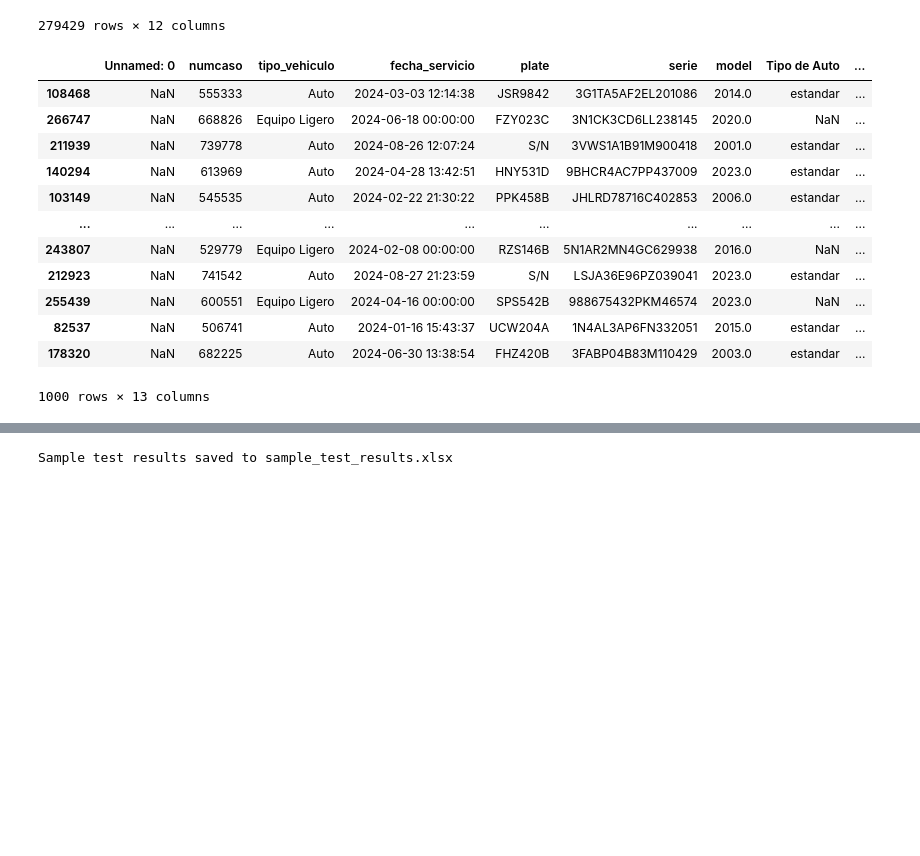
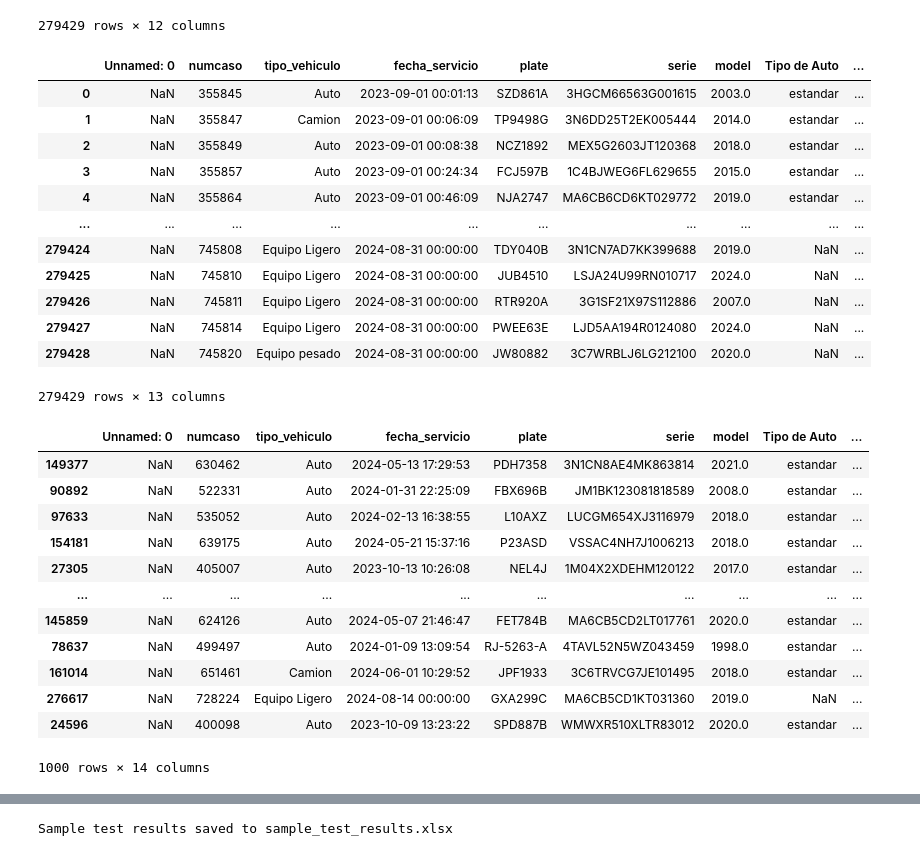
Before and after one commit to jmcaussade/Homologaci-n-Car-Makers, a Jupyter notebook: NHTSA_API.ipynb, the cells around one changed output, grey strips where cells are left out. Saved outputs shown, nothing was run; the diff lists cells and outputs as text; code cells hidden in the pictures; blank space fills up the shorter version.

Commit message:
Código con sample de 1000 rows. Devuelve: MAker, Model, Type, GVWR weight.

```diff
--- a/NHTSA_API.ipynb
+++ b/NHTSA_API.ipynb
@@ -31,5 +31,3 @@ df
 | 279427 | NaN | 745814 | Equipo Ligero | 2024-08-31 00:00:00 | PWEE63E | LJD5AA194R0124080 | 2024.0 | NaN | ... |
 | 279428 | NaN | 745820 | Equipo pesado | 2024-08-31 00:00:00 | JW80882 | 3C7WRBLJ6LG212100 | 2020.0 | NaN | ... |
 279429 rows × 12 columns
-# %%
-df = df.sample(n=1000, random_state=42)  # Randomly selects 1,000 rows
@@ -37,15 +37,15 @@ df = df.sample(n=1000, random_state=42)  # Randomly selects 1,000 rows
 df
 # %% [output]
 |  | Unnamed: 0 | numcaso | tipo_vehiculo | fecha_servicio | plate | serie | model | Tipo de Auto | ... |
-| 108468 | NaN | 555333 | Auto | 2024-03-03 12:14:38 | JSR9842 | 3G1TA5AF2EL201086 | 2014.0 | estandar | ... |
-| 266747 | NaN | 668826 | Equipo Ligero | 2024-06-18 00:00:00 | FZY023C | 3N1CK3CD6LL238145 | 2020.0 | NaN | ... |
-| 211939 | NaN | 739778 | Auto | 2024-08-26 12:07:24 | S/N | 3VWS1A1B91M900418 | 2001.0 | estandar | ... |
-| 140294 | NaN | 613969 | Auto | 2024-04-28 13:42:51 | HNY531D | 9BHCR4AC7PP437009 | 2023.0 | estandar | ... |
-| 103149 | NaN | 545535 | Auto | 2024-02-22 21:30:22 | PPK458B | JHLRD78716C402853 | 2006.0 | estandar | ... |
+| 0 | NaN | 355845 | Auto | 2023-09-01 00:01:13 | SZD861A | 3HGCM66563G001615 | 2003.0 | estandar | ... |
+| 1 | NaN | 355847 | Camion | 2023-09-01 00:06:09 | TP9498G | 3N6DD25T2EK005444 | 2014.0 | estandar | ... |
+| 2 | NaN | 355849 | Auto | 2023-09-01 00:08:38 | NCZ1892 | MEX5G2603JT120368 | 2018.0 | estandar | ... |
+| 3 | NaN | 355857 | Auto | 2023-09-01 00:24:34 | FCJ597B | 1C4BJWEG6FL629655 | 2015.0 | estandar | ... |
+| 4 | NaN | 355864 | Auto | 2023-09-01 00:46:09 | NJA2747 | MA6CB6CD6KT029772 | 2019.0 | estandar | ... |
 | ... | ... | ... | ... | ... | ... | ... | ... | ... | ... |
-| 243807 | NaN | 529779 | Equipo Ligero | 2024-02-08 00:00:00 | RZS146B | 5N1AR2MN4GC629938 | 2016.0 | NaN | ... |
-| 212923 | NaN | 741542 | Auto | 2024-08-27 21:23:59 | S/N | LSJA36E96PZ039041 | 2023.0 | estandar | ... |
-| 255439 | NaN | 600551 | Equipo Ligero | 2024-04-16 00:00:00 | SPS542B | 988675432PKM46574 | 2023.0 | NaN | ... |
-| 82537 | NaN | 506741 | Auto | 2024-01-16 15:43:37 | UCW204A | 1N4AL3AP6FN332051 | 2015.0 | estandar | ... |
-| 178320 | NaN | 682225 | Auto | 2024-06-30 13:38:54 | FHZ420B | 3FABP04B83M110429 | 2003.0 | estandar | ... |
+| 279424 | NaN | 745808 | Equipo Ligero | 2024-08-31 00:00:00 | TDY040B | 3N1CN7AD7KK399688 | 2019.0 | NaN | ... |
+| 279425 | NaN | 745810 | Equipo Ligero | 2024-08-31 00:00:00 | JUB4510 | LSJA24U99RN010717 | 2024.0 | NaN | ... |
+| 279426 | NaN | 745811 | Equipo Ligero | 2024-08-31 00:00:00 | RTR920A | 3G1SF21X97S112886 | 2007.0 | NaN | ... |
+| 279427 | NaN | 745814 | Equipo Ligero | 2024-08-31 00:00:00 | PWEE63E | LJD5AA194R0124080 | 2024.0 | NaN | ... |
+| 279428 | NaN | 745820 | Equipo pesado | 2024-08-31 00:00:00 | JW80882 | 3C7WRBLJ6LG212100 | 2020.0 | NaN | ... |
-1000 rows × 13 columns
+279429 rows × 13 columns
@@ -54,2 +52,22 @@ df["clean_serie"] = df["serie"].fillna("").astype(str).str.strip()
-# %%
-df["Maker_api"] = None  # Add a new column for results
+# %%
+# Add a new column that counts the number of characters in 'clean_serie'
+df["clean_serie_length"] = df["clean_serie"].apply(len)
+# %%
+df2 = df[df["clean_serie_length"] == 17].sample(n=1000, random_state=42)
+# Randomly selects 1,000 rows
+# %%
+df2
+# %% [output]
+|  | Unnamed: 0 | numcaso | tipo_vehiculo | fecha_servicio | plate | serie | model | Tipo de Auto | ... |
+| 149377 | NaN | 630462 | Auto | 2024-05-13 17:29:53 | PDH7358 | 3N1CN8AE4MK863814 | 2021.0 | estandar | ... |
+| 90892 | NaN | 522331 | Auto | 2024-01-31 22:25:09 | FBX696B | JM1BK123081818589 | 2008.0 | estandar | ... |
+| 97633 | NaN | 535052 | Auto | 2024-02-13 16:38:55 | L10AXZ | LUCGM654XJ3116979 | 2018.0 | estandar | ... |
+| 154181 | NaN | 639175 | Auto | 2024-05-21 15:37:16 | P23ASD | VSSAC4NH7J1006213 | 2018.0 | estandar | ... |
+| 27305 | NaN | 405007 | Auto | 2023-10-13 10:26:08 | NEL4J | 1M04X2XDEHM120122 | 2017.0 | estandar | ... |
+| ... | ... | ... | ... | ... | ... | ... | ... | ... | ... |
+| 145859 | NaN | 624126 | Auto | 2024-05-07 21:46:47 | FET784B | MA6CB5CD2LT017761 | 2020.0 | estandar | ... |
+| 78637 | NaN | 499497 | Auto | 2024-01-09 13:09:54 | RJ-5263-A | 4TAVL52N5WZ043459 | 1998.0 | estandar | ... |
+| 161014 | NaN | 651461 | Camion | 2024-06-01 10:29:52 | JPF1933 | 3C6TRVCG7JE101495 | 2018.0 | estandar | ... |
+| 276617 | NaN | 728224 | Equipo Ligero | 2024-08-14 00:00:00 | GXA299C | MA6CB5CD1KT031360 | 2019.0 | NaN | ... |
+| 24596 | NaN | 400098 | Auto | 2023-10-09 13:23:22 | SPD887B | WMWXR510XLTR83012 | 2020.0 | estandar | ... |
+1000 rows × 14 columns
```
Also changed, not shown: parts of 8 cells of this notebook.
